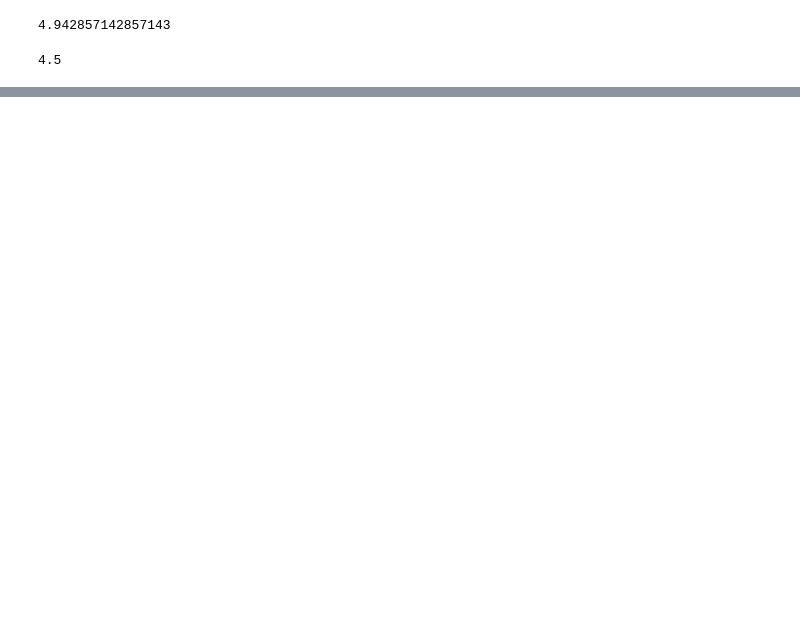
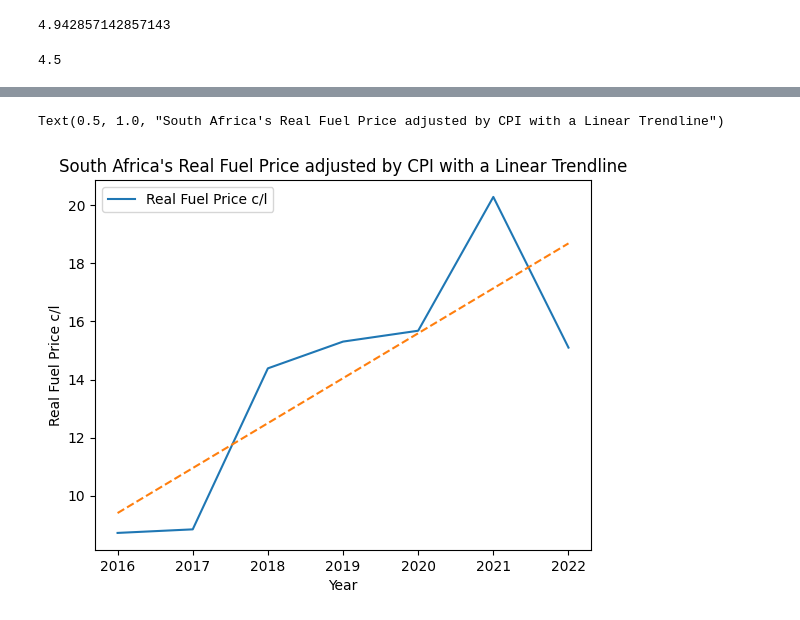
Before and after one commit to tanacubana/economic-data, a Jupyter notebook: real_fuel_price_CPI.ipynb, the cells around one changed output, grey strips where cells are left out. Cells and saved outputs as stored; diff of their text form; code cells hidden in the pictures; blank space fills up the shorter version.

Commit message:
South Africa's real Fuel Price adjusted by CPI

```diff
--- a/real_fuel_price_CPI.ipynb
+++ b/real_fuel_price_CPI.ipynb
@@ -3,10 +3,12 @@
 import pandas as pd
 # %%
 data={
+    "January of Year":[2016, 2017, 2018, 2019, 2020, 2021, 2022],
     "Price of Coastal Petrol c/l":[1194, 1285, 1393, 1342, 1552, 1416, 1889],
     "Price of Gauteng Petrol c/l":[1209, 1309, 1420, 1379, 1584, 1469, 1936],
     "CPI":[6.2, 6.6, 4.4, 4.0, 4.5, 3.2, 5.7]
 }
-SA_petrol = pd.DataFrame(data, index = ["2016 Jan", "2017 Jan", "2018 Jan", "2019 Jan", "2020 Jan", "2021 Jan", "2022 Jan"])
+SA_petrol = pd.DataFrame(data)
 print(SA_petrol)
+SA_petrol
 # %% [output]
@@ -35,3 +55,14 @@ columns = "Price of Coastal Petrol c/l",  "Price of Gauteng Petrol c/l",  "CPI"
 find_closest_value(s= SA_petrol['CPI'], x=mean_CPI)
 # %% [output]
 4.5
+# %%
+#adding more data
+#The chosen base CPI is the closest to the mean of the sample
+SA_petrol['Base CPI'] = [4.5, 4.5, 4.5, 4.5, 4.5, 4.5, 4.5]
+#calculating average fuel price
+SA_petrol['Average Fuel Price c/l']= (SA_petrol['Price of Coastal Petrol c/l']+SA_petrol['Price of Gauteng Petrol c/l'])/2
+#calcutaing the real CPI
+SA_petrol['Real CPI']=(SA_petrol['CPI']/SA_petrol['Base CPI'])*100
+#calculating the real fuel price
+SA_petrol['Real Fuel Price c/l'] =SA_petrol['Average Fuel Price c/l']/SA_petrol['Real CPI']
+print(SA_petrol)
@@ -37,0 +87,12 @@ find_closest_value(s= SA_petrol['CPI'], x=mean_CPI)
+# %%
+#plotting real feul price by years
+import matplotlib.pyplot as plt
+SA_petrol.plot(x='January of Year', xlabel="Year", y= 'Real Fuel Price c/l', ylabel= 'Real Fuel Price c/l', kind= 'line',)
+#linear trendline
+slope, intercept = np.polyfit(SA_petrol['January of Year'], SA_petrol['Real Fuel Price c/l'], 1)
+plt.plot(SA_petrol['January of Year'], slope*SA_petrol['January of Year']+intercept, linestyle='--')
+#title
+plt.title("South Africa's Real Fuel Price adjusted by CPI with a Linear Trendline")
+# %% [output]
+Text(0.5, 1.0, "South Africa's Real Fuel Price adjusted by CPI with a Linear Trendline")
+[figure, added]
```
Also changed, not shown: parts of 4 cells of this notebook.
